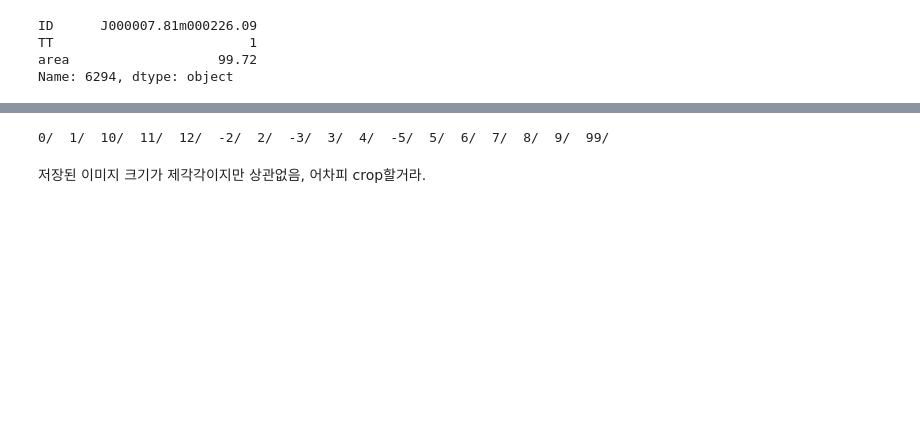
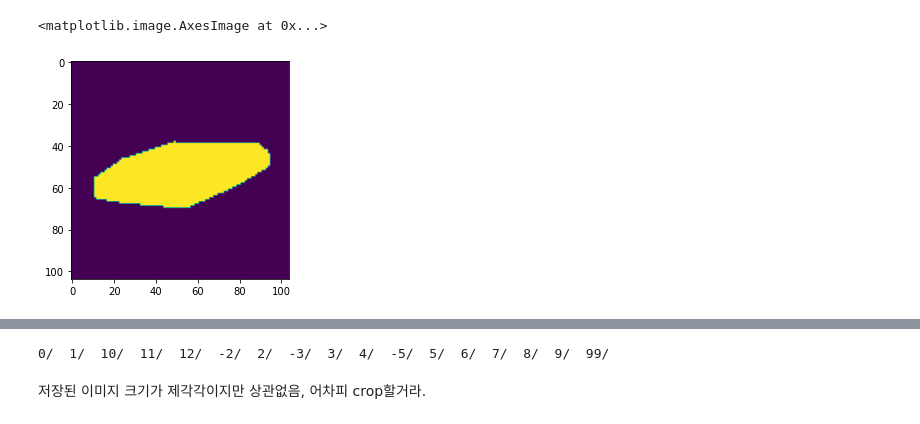
Before and after one commit to Hoseung/ATM, a Jupyter notebook: notebooks/toPNG.ipynb, the cells around one changed output, grey strips where cells are left out. Saved outputs shown, nothing was run; the diff lists cells and outputs as text; code cells hidden in the pictures; blank space fills up the shorter version.

Commit message:
Recentering, boolean mask, PNG

```diff
--- a/notebooks/toPNG.ipynb
+++ b/notebooks/toPNG.ipynb
@@ -4,7 +4,7 @@ import numpy as np
 
 ddir = "../../tonemap/bf_data/Nair_and_Abraham_2010/"
 
-fn = ddir + "all_gals.pickle"
+fn = ddir + "all_gals_w_asym.pickle"
 all_gals = pickle.load(open(fn, "rb"))
 
 all_gals = all_gals[1:] # Why the first galaxy image is NaN?
@@ -18,3 +18,13 @@ cat_data = load_Nair(ddir + "catalog/table2.dat")
 cat = cat_data[cat_data['ID'].isin(good_gids)]
 
 tmo_params = {'b': 6.0,  'c': 3.96, 'dl': 9.22, 'dh': 2.45}
+# %%
+from scipy.ndimage import shift
+
+def recenter(img, mask, weight, asym_center):
+    """
+    shift images and return stacked array
+    """
+    return (shift(img,    np.array(img.shape)/2. - asym_center[::-1]),
+            shift(mask,   np.array(img.shape)/2. - asym_center[::-1], order=0).astype(bool),
+            shift(weight, np.array(img.shape)/2. - asym_center[::-1]))
@@ -20,0 +51,9 @@ tmo_params = {'b': 6.0,  'c': 3.96, 'dl': 9.22, 'dh': 2.45}
+# %%
+new_list=[]
+for ag,cc in zip(all_gals, cat.iterrows()):
+    gid = cc[1]["ID"]
+    assert gid == ag['img_name']
+    t_type = cc[1]['TT']
+    img, mask, weight = recenter(*ag["data"], ag['asym_center'])
+    new_list.append({'image':img, 'mask':mask, 'weight':weight, 'img_name':ag['img_name'],
+                     'slices':ag['slices'], 'tt':t_type})
@@ -20,0 +62,5 @@ tmo_params = {'b': 6.0,  'c': 3.96, 'dl': 9.22, 'dh': 2.45}
+# %%
+plt.imshow(mask)
+# %% [output]
+<matplotlib.image.AxesImage at 0x...>
+[figure, added]
@@ -87,7 +137,0 @@ all_data = TonemapImageDataset(all_gals, partial(Mantiuk_Seidel, **tmo_params),
-# %%
-cc[1]
-# %% [output]
-ID      J000007.81m000226.09
-TT                         1
-area                   99.72
-Name: 6294, dtype: object
```
Also changed, not shown: parts of 12 cells of this notebook.
